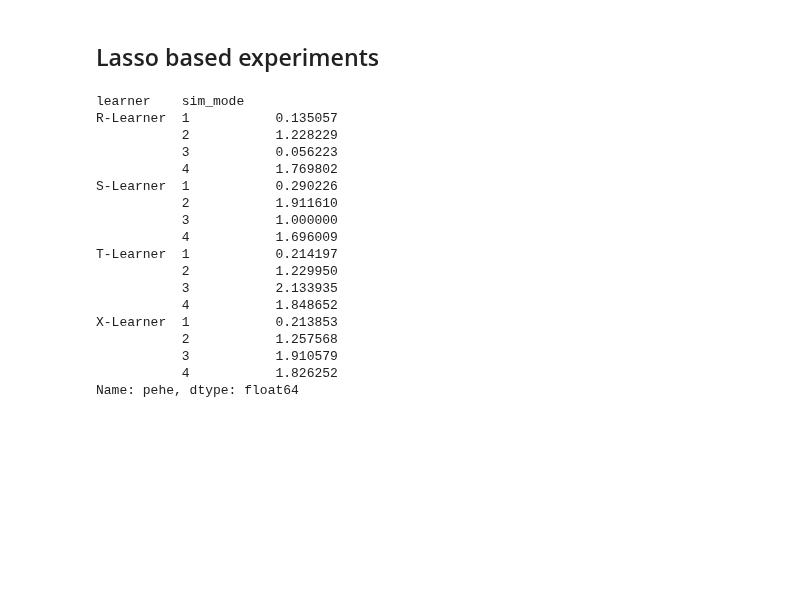
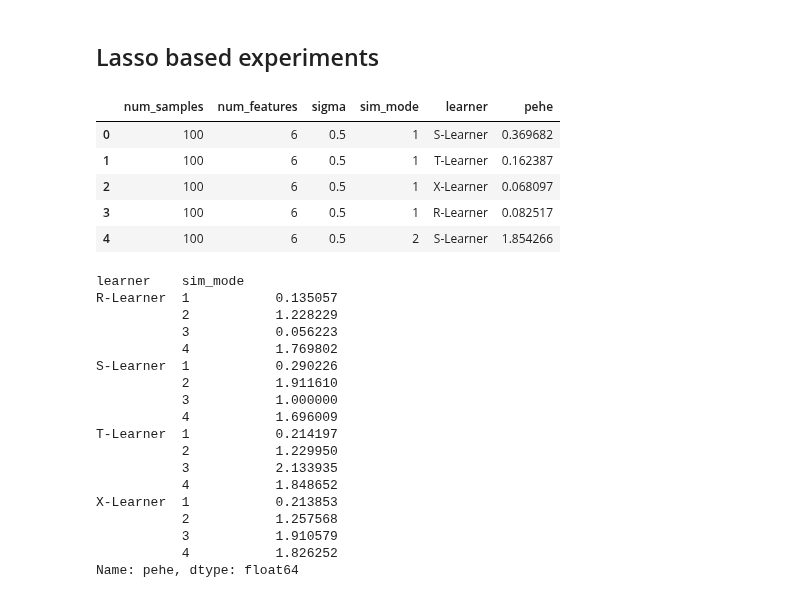
Before and after one commit to 1587causalai/causalml-data, a Jupyter notebook: examples/benchmark_simulation_studies.ipynb, the cells around one changed output. Drawn from its saved outputs; the diff is of its cells as text; code cells hidden in the pictures; blank space fills up the shorter version.

```diff
--- a/examples/benchmark_simulation_studies.ipynb
+++ b/examples/benchmark_simulation_studies.ipynb
@@ -190,6 +83,15 @@ learner_dict = {
 propensity_learner = LogisticRegression(penalty='l1', solver='liblinear')
 
 df_res_lasso = run_experiments(n_list, p_list, s_list, m_list, learner_dict, num_iter, propensity_learner=propensity_learner)
+# %%
+df_res_lasso.head()
+# %% [output]
+|  | num_samples | num_features | sigma | sim_mode | learner | pehe |
+| 0 | 100 | 6 | 0.5 | 1 | S-Learner | 0.369682 |
+| 1 | 100 | 6 | 0.5 | 1 | T-Learner | 0.162387 |
+| 2 | 100 | 6 | 0.5 | 1 | X-Learner | 0.068097 |
+| 3 | 100 | 6 | 0.5 | 1 | R-Learner | 0.082517 |
+| 4 | 100 | 6 | 0.5 | 2 | S-Learner | 1.854266 |
 # %%
 df_res_lasso.groupby(['learner', 'sim_mode'])['pehe'].median()
 # %% [output]
```
Also changed, not shown: parts of 16 cells of this notebook, 1 other file.
